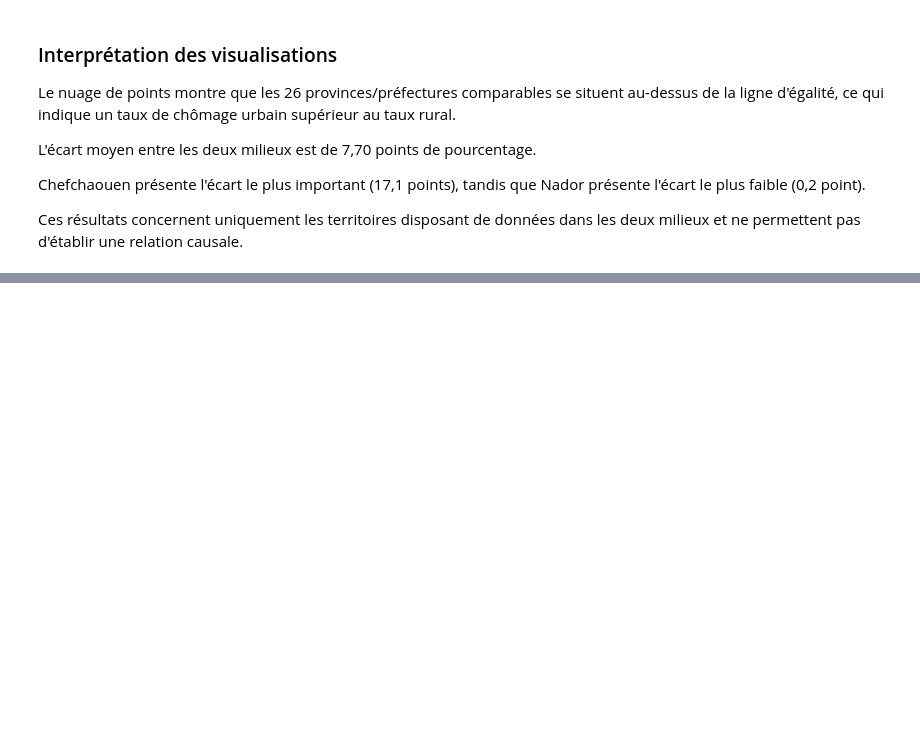
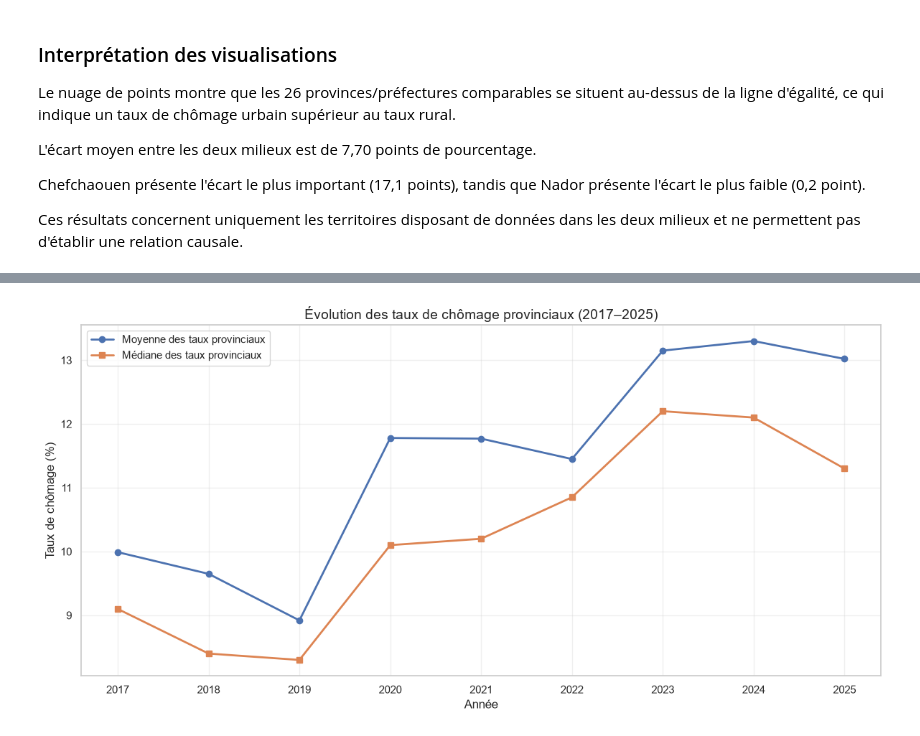
Before and after one commit to Oussamak05/morocco-labour-market-intelligence, a Jupyter notebook: notebooks/03_unemployment_province.ipynb, the cells around one changed output, grey strips where cells are left out. Drawn from its saved outputs; the diff is of its cells as text; code cells hidden in the pictures; blank space fills up the shorter version.

```diff
--- a/notebooks/03_unemployment_province.ipynb
+++ b/notebooks/03_unemployment_province.ipynb
@@ -1392,0 +1576,19 @@ d'établir une relation causale.
+# %%
+
+# Calculate annual descriptive statistics
+annual_province_stats = (
+    df_province_national
+    .groupby("Annee")["Taux_chomage"]
+    .agg(
+        Nombre_provinces="count",
+        Moyenne="mean",
+        Mediane="median",
+        Minimum="min",
+        Maximum="max",
+        Ecart_type="std"
+    )
+    .round(2)
+)
+
+print("Annual provincial unemployment statistics:")
+display(annual_province_stats)
@@ -1392,0 +1608,48 @@ d'établir une relation causale.
+# %%
+
+import matplotlib.pyplot as plt
+
+# Create the figure
+plt.figure(figsize=(12, 6))
+
+# Plot the average and median
+plt.plot(
+    annual_province_stats.index,
+    annual_province_stats["Moyenne"],
+    marker="o",
+    linewidth=2,
+    label="Moyenne des taux provinciaux"
+)
+
+plt.plot(
+    annual_province_stats.index,
+    annual_province_stats["Mediane"],
+    marker="s",
+    linewidth=2,
+    label="Médiane des taux provinciaux"
+)
+
+# Customize the chart
+plt.title(
+    "Évolution des taux de chômage provinciaux (2017–2025)",
+    fontsize=14
+)
+
+plt.xlabel("Année")
+plt.ylabel("Taux de chômage (%)")
+
+plt.xticks(annual_province_stats.index)
+plt.grid(alpha=0.3)
+plt.legend()
+plt.tight_layout()
+
+# Save the figure
+plt.savefig(
+    FIGURES_DIR / "provincial_unemployment_trend_2017_2025.png",
+    dpi=300,
+    bbox_inches="tight"
+)
+
+plt.show()
+# %% [output]
+[figure, added]
```
Also changed, not shown: parts of 30 cells of this notebook, 4 other files.
